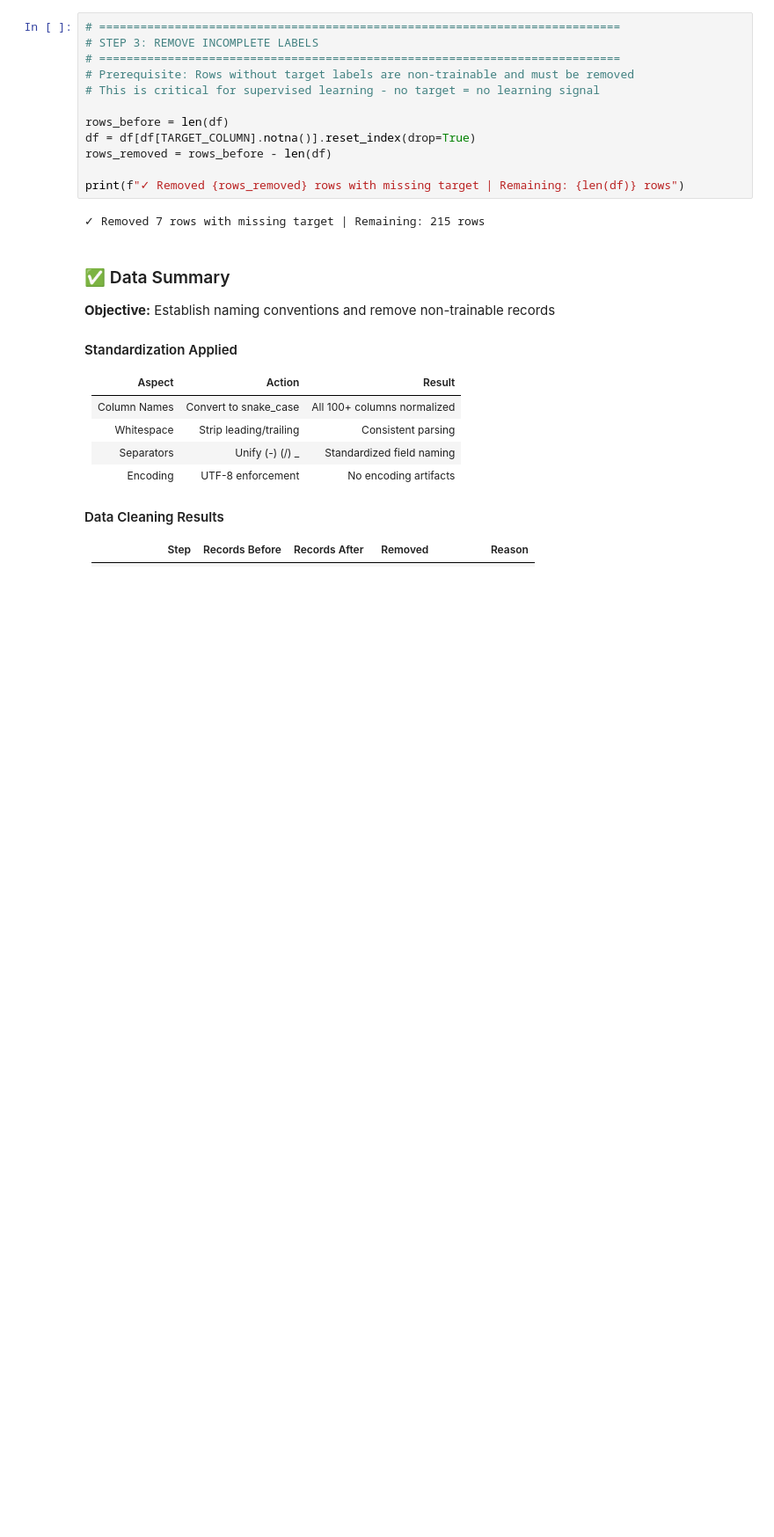
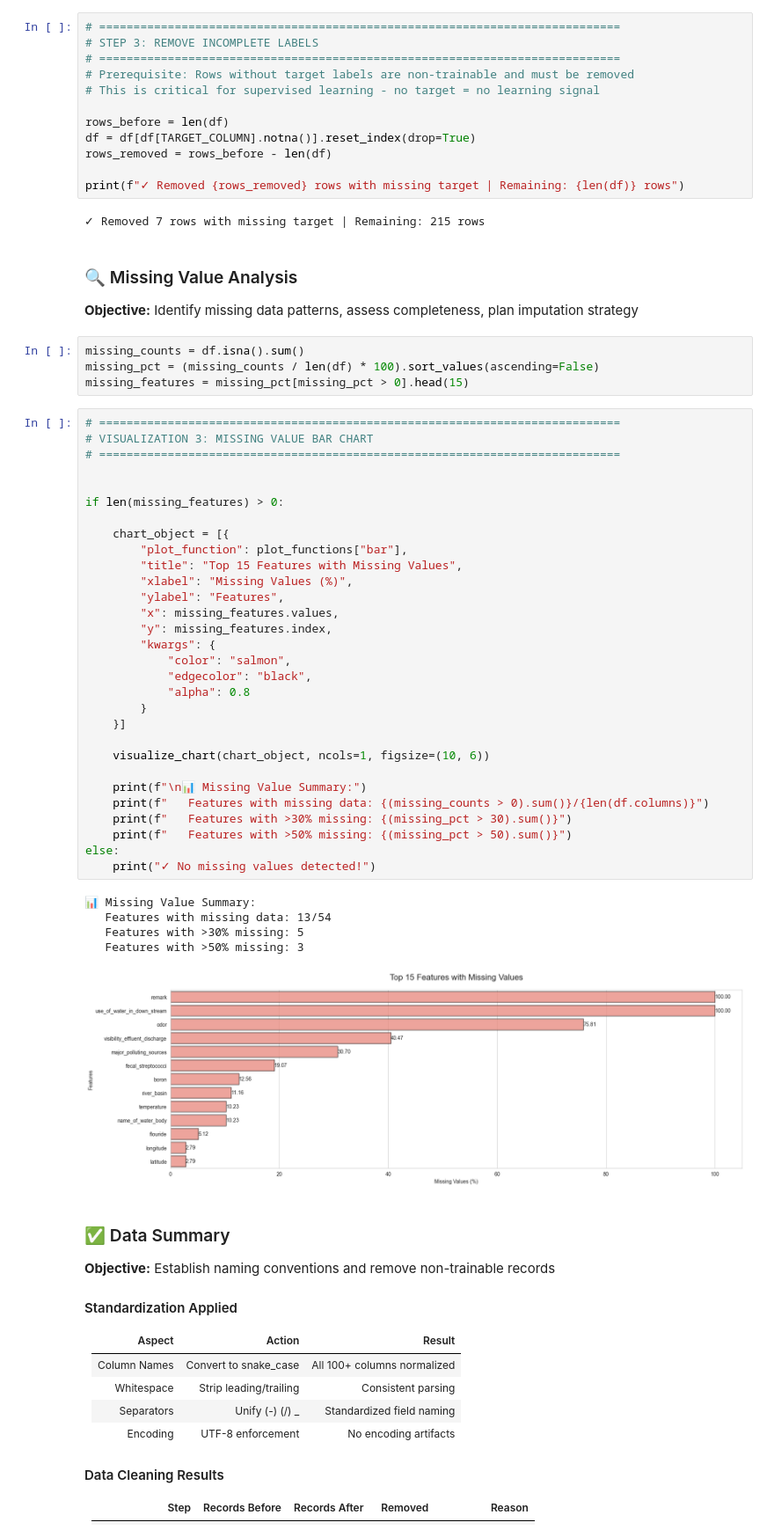
Before and after one commit to pandey-rakshit/AquaSafe, a Jupyter notebook: notebooks/01_eda.ipynb, the cells around one changed output. Shown at 88% size. Saved outputs shown, nothing was run; the diff lists cells and outputs as text; blank space fills up the shorter version.

```diff
--- a/notebooks/01_eda.ipynb
+++ b/notebooks/01_eda.ipynb
@@ -232,6 +312,50 @@ rows_removed = rows_before - len(df)
 print(f"✓ Removed {rows_removed} rows with missing target | Remaining: {len(df)} rows")
 # %% [output]
 ✓ Removed 7 rows with missing target | Remaining: 215 rows
+# %% [markdown]
+### 🔍 Missing Value Analysis
+
+**Objective:** Identify missing data patterns, assess completeness, plan imputation strategy
+# %%
+missing_counts = df.isna().sum()
+missing_pct = (missing_counts / len(df) * 100).sort_values(ascending=False)
+missing_features = missing_pct[missing_pct > 0].head(15)
+# %%
+# ============================================================================
+# VISUALIZATION 3: MISSING VALUE BAR CHART
+# ============================================================================
+
+
+if len(missing_features) > 0:
+
+    chart_object = [{
+        "plot_function": plot_functions["bar"],
+        "title": "Top 15 Features with Missing Values",
+        "xlabel": "Missing Values (%)",
+        "ylabel": "Features",
+        "x": missing_features.values,
+        "y": missing_features.index,
+        "kwargs": {
+            "color": "salmon",
+            "edgecolor": "black",
+            "alpha": 0.8
+        }
+    }]
+
+    visualize_chart(chart_object, ncols=1, figsize=(10, 6))
+
+    print(f"\n📊 Missing Value Summary:")
+    print(f"   Features with missing data: {(missing_counts > 0).sum()}/{len(df.columns)}")
+    print(f"   Features with >30% missing: {(missing_pct > 30).sum()}")
+    print(f"   Features with >50% missing: {(missing_pct > 50).sum()}")
+else:
+    print("✓ No missing values detected!")
+# %% [output]
+📊 Missing Value Summary:
+   Features with missing data: 13/54
+   Features with >30% missing: 5
+   Features with >50% missing: 3
+[figure, added]
 # %% [markdown]
 ### ✅ Data Summary
 
```
Also changed, not shown: parts of 19 cells of this notebook.
